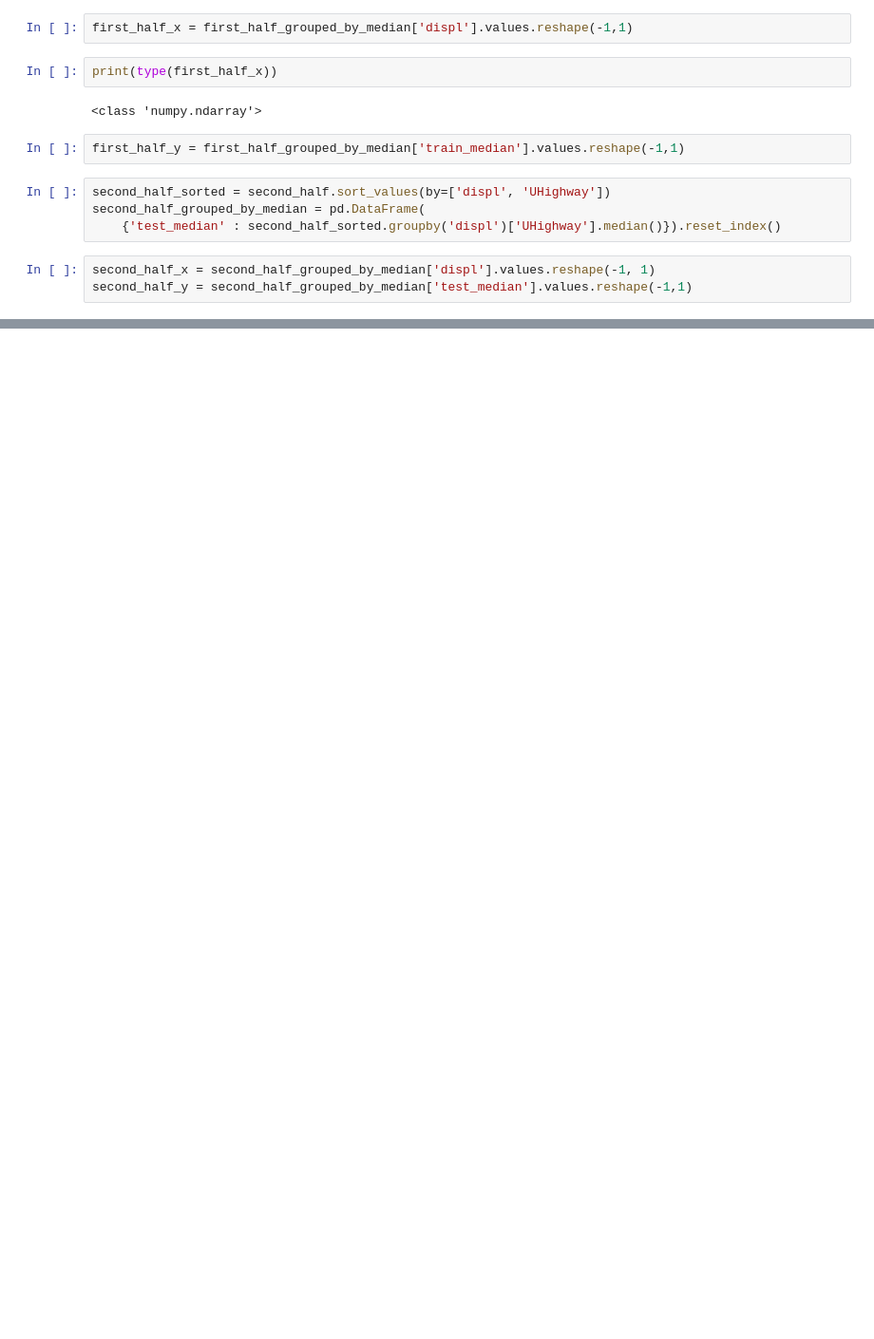
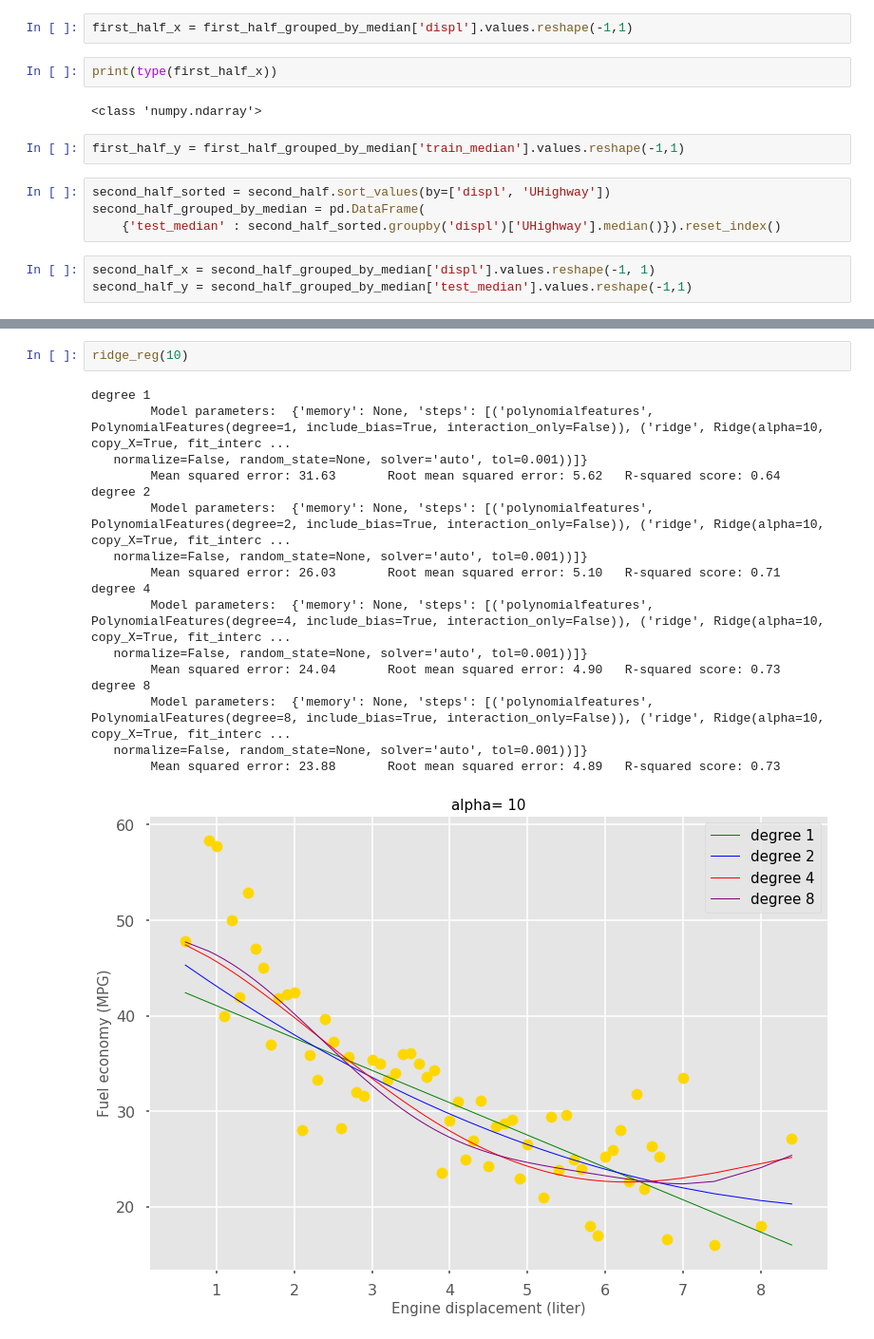
Before and after one commit to bmoretz/Python-Machine-Learning, a Jupyter notebook: Vehicles_Ridge Regression.ipynb, the cells around one changed output, grey strips where cells are left out. Shown at 95% size. Drawn from its saved outputs; the diff is of its cells as text; blank space fills up the shorter version.

```diff
--- a/Vehicles_Ridge Regression.ipynb
+++ b/Vehicles_Ridge Regression.ipynb
@@ -112,0 +115,20 @@ degree 8
+# %%
+ridge_reg(10)
+# %% [output]
+degree 1
+        Model parameters:  {'memory': None, 'steps': [('polynomialfeatures', PolynomialFeatures(degree=1, include_bias=True, interaction_only=False)), ('ridge', Ridge(alpha=10, copy_X=True, fit_interc ...
+   normalize=False, random_state=None, solver='auto', tol=0.001))]}
+        Mean squared error: 31.63       Root mean squared error: 5.62   R-squared score: 0.64
+degree 2
+        Model parameters:  {'memory': None, 'steps': [('polynomialfeatures', PolynomialFeatures(degree=2, include_bias=True, interaction_only=False)), ('ridge', Ridge(alpha=10, copy_X=True, fit_interc ...
+   normalize=False, random_state=None, solver='auto', tol=0.001))]}
+        Mean squared error: 26.03       Root mean squared error: 5.10   R-squared score: 0.71
+degree 4
+        Model parameters:  {'memory': None, 'steps': [('polynomialfeatures', PolynomialFeatures(degree=4, include_bias=True, interaction_only=False)), ('ridge', Ridge(alpha=10, copy_X=True, fit_interc ...
+   normalize=False, random_state=None, solver='auto', tol=0.001))]}
+        Mean squared error: 24.04       Root mean squared error: 4.90   R-squared score: 0.73
+degree 8
+        Model parameters:  {'memory': None, 'steps': [('polynomialfeatures', PolynomialFeatures(degree=8, include_bias=True, interaction_only=False)), ('ridge', Ridge(alpha=10, copy_X=True, fit_interc ...
+   normalize=False, random_state=None, solver='auto', tol=0.001))]}
+        Mean squared error: 23.88       Root mean squared error: 4.89   R-squared score: 0.73
+[figure, added]
```
Also changed, not shown: parts of 2 cells of this notebook, 1 other file.
